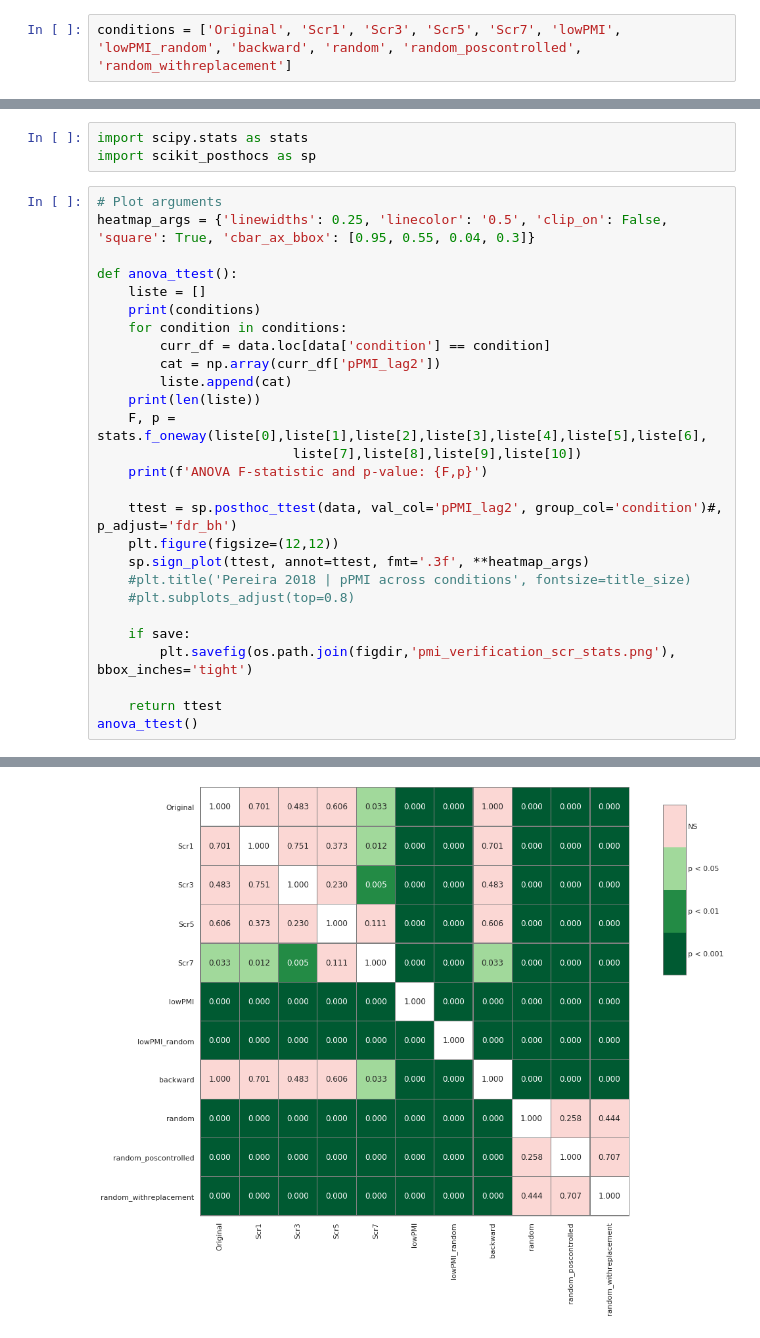
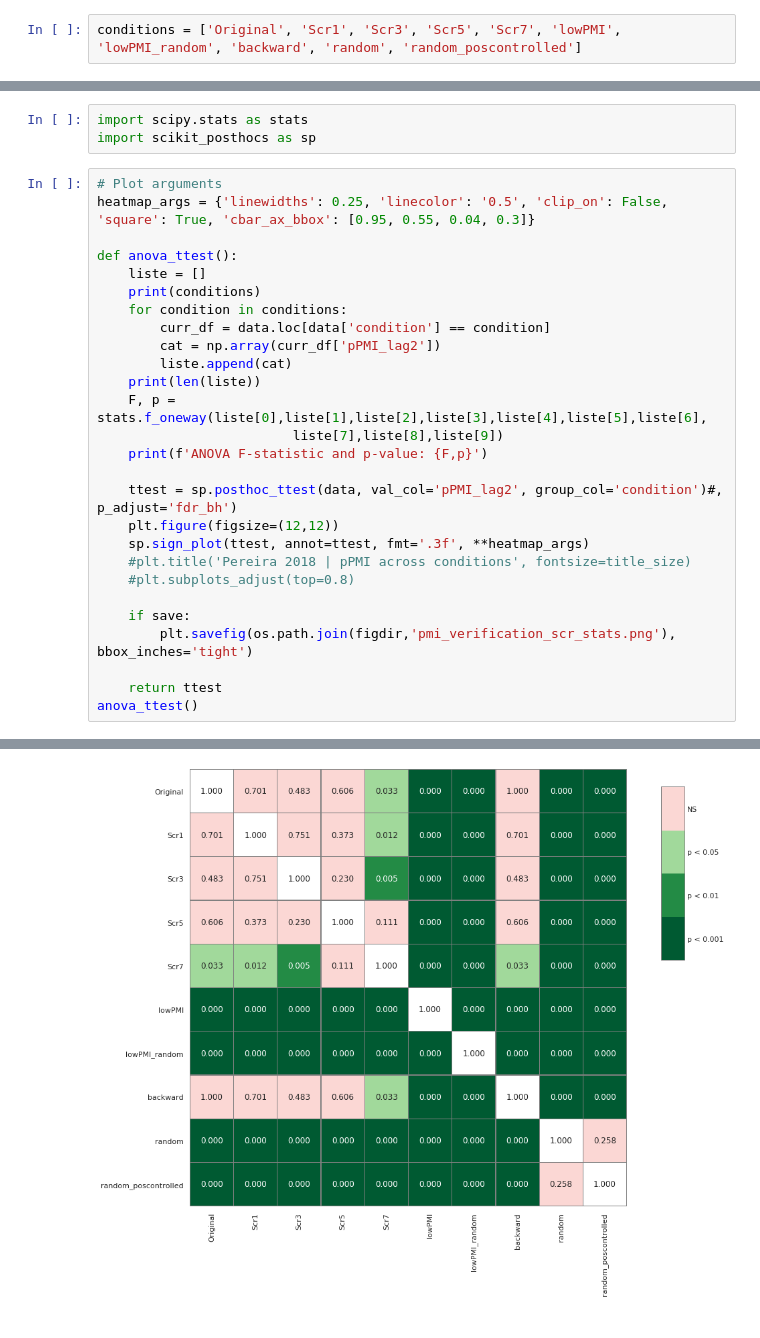
Before and after one commit to carina-kauf/perturbed-neural-nlp, a Jupyter notebook: analysis/pmi_verification/3_ANALYSIS_plot_ppmi_and_stats.ipynb, the cells around one changed output, grey strips where cells are left out. Cells and saved outputs as stored; diff of their text form.

```diff
--- a/analysis/pmi_verification/3_ANALYSIS_plot_ppmi_and_stats.ipynb
+++ b/analysis/pmi_verification/3_ANALYSIS_plot_ppmi_and_stats.ipynb
@@ -15,7 +15,7 @@ os.makedirs(savedir, exist_ok=True)
 figdir = abspath('../fig')
 os.makedirs(savedir, exist_ok=True)
 # %%
-conditions = ['Original', 'Scr1', 'Scr3', 'Scr5', 'Scr7', 'lowPMI', 'lowPMI_random', 'backward', 'random', 'random_poscontrolled', 'random_withreplacement']
+conditions = ['Original', 'Scr1', 'Scr3', 'Scr5', 'Scr7', 'lowPMI', 'lowPMI_random', 'backward', 'random', 'random_poscontrolled']
 # %% [markdown]
 # Load and combine dataframes
 # %%
@@ -196,7 +195,7 @@ def anova_ttest():
         liste.append(cat)
     print(len(liste))
     F, p = stats.f_oneway(liste[0],liste[1],liste[2],liste[3],liste[4],liste[5],liste[6],
-                         liste[7],liste[8],liste[9],liste[10])
+                         liste[7],liste[8],liste[9])
     print(f'ANOVA F-statistic and p-value: {F,p}')
 
     ttest = sp.posthoc_ttest(data, val_col='pPMI_lag2', group_col='condition')#, p_adjust='fdr_bh')
@@ -243 +241 @@ random_withreplacement                    -1.0
-[figure, old version]
+[figure, new version]
```
Also changed, not shown: parts of 5 cells of this notebook, 15 other files.
